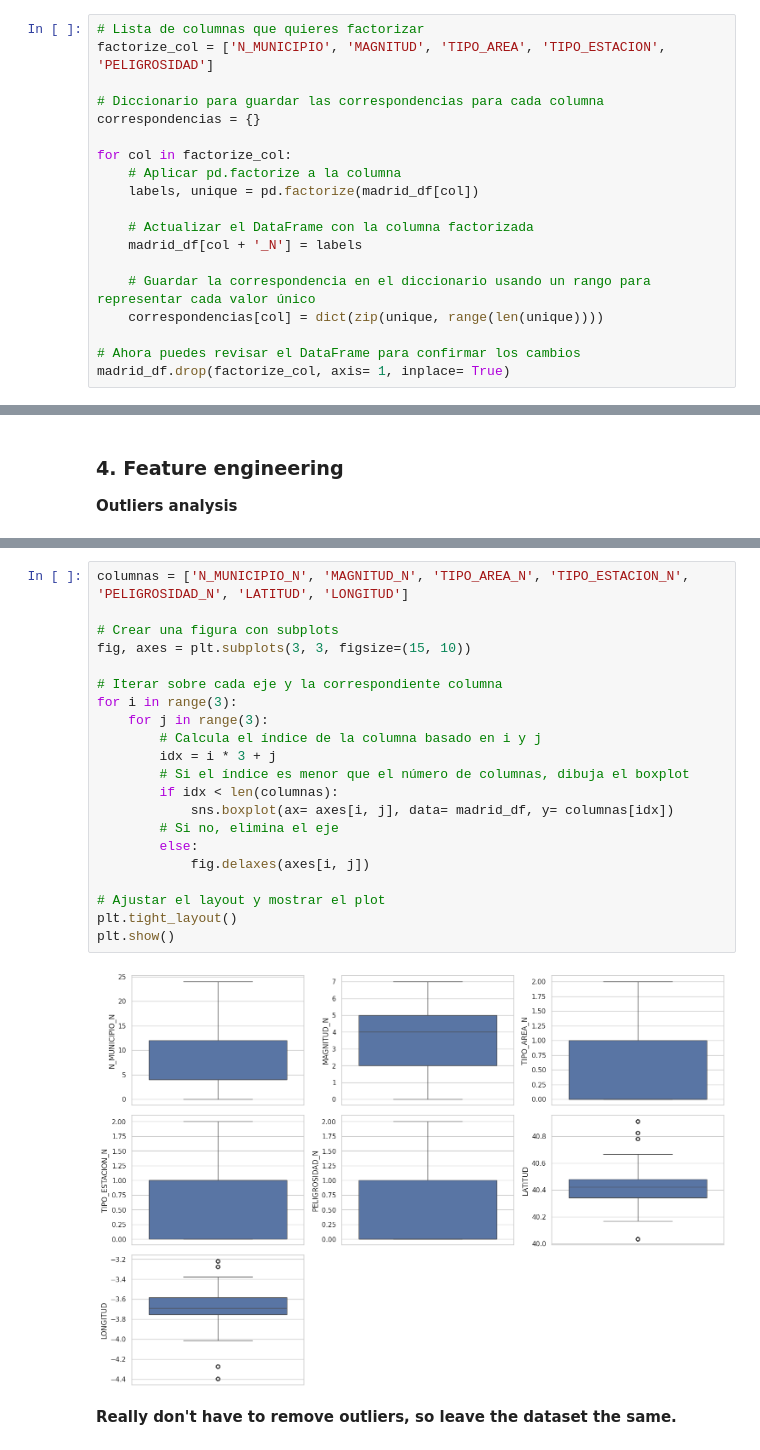
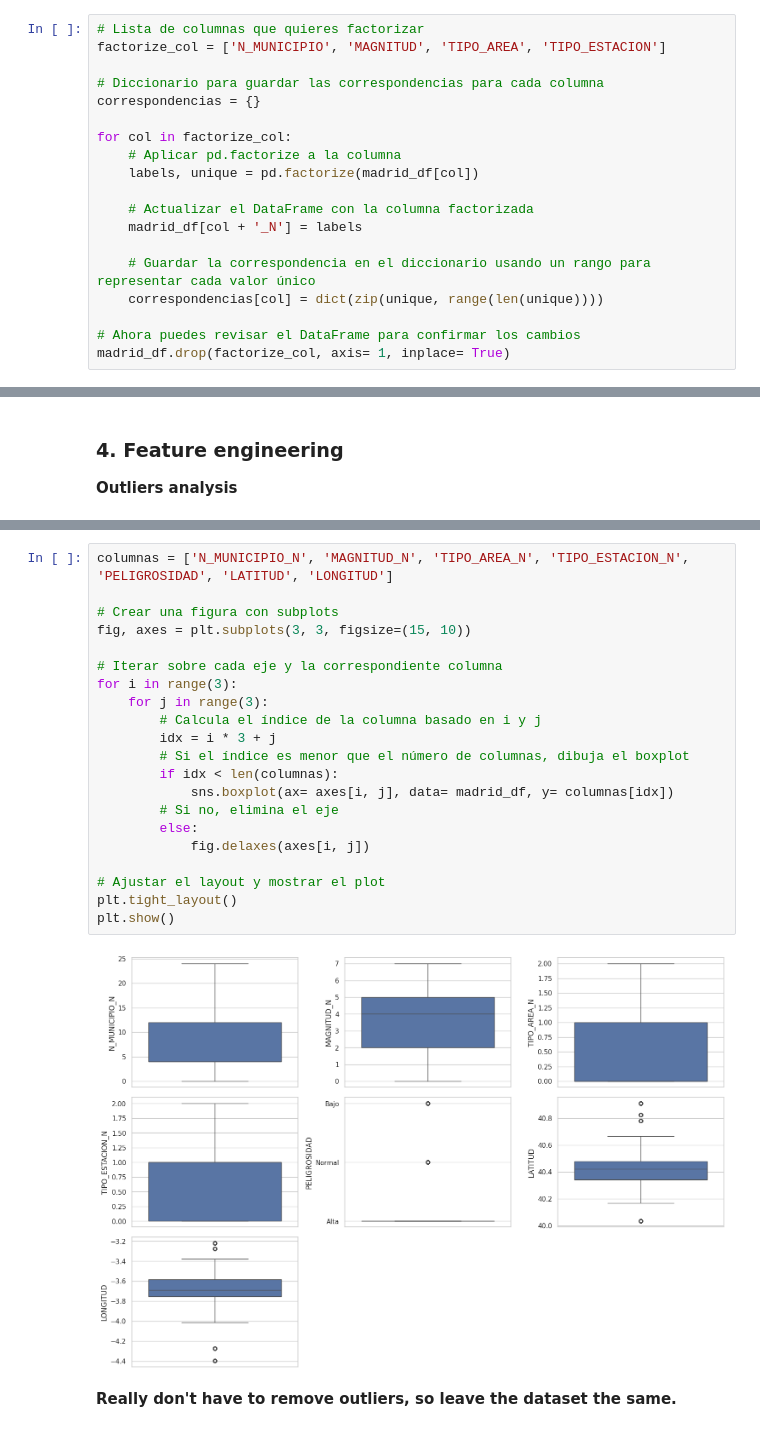
Before and after one commit to Pilizmt/Final-project-air-quality, a Jupyter notebook: notebooks/EDA_madrid.ipynb, the cells around one changed output, grey strips where cells are left out. Saved outputs shown, nothing was run; the diff lists cells and outputs as text.

```diff
--- a/notebooks/EDA_madrid.ipynb
+++ b/notebooks/EDA_madrid.ipynb
@@ -210,7 +208,7 @@ Index(['N_MUNICIPIO', 'MAGNITUD', 'TIPO_AREA', 'TIPO_ESTACION', 'LATITUD',
       dtype='object')
 # %%
 # Lista de columnas que quieres factorizar
-factorize_col = ['N_MUNICIPIO', 'MAGNITUD', 'TIPO_AREA', 'TIPO_ESTACION', 'PELIGROSIDAD']
+factorize_col = ['N_MUNICIPIO', 'MAGNITUD', 'TIPO_AREA', 'TIPO_ESTACION']
 
 # Diccionario para guardar las correspondencias para cada columna
 correspondencias = {}
@@ -379,28 +378,28 @@ madrid_df.describe()
 | 75% | 40.479330 | -3.580560 | 33.666667 | 12.000000 | 5.000000 | 1.000000 | 1.000000 | ... |
 | max | 40.909000 | -3.221100 | 715.083333 | 24.000000 | 7.000000 | 2.000000 | 2.000000 | ... |
 # %%
-columnas = ['N_MUNICIPIO_N', 'MAGNITUD_N', 'TIPO_AREA_N', 'TIPO_ESTACION_N', 'PELIGROSIDAD_N', 'LATITUD', 'LONGITUD']
+columnas = ['N_MUNICIPIO_N', 'MAGNITUD_N', 'TIPO_AREA_N', 'TIPO_ESTACION_N', 'PELIGROSIDAD', 'LATITUD', 'LONGITUD']
 
 # Crear una figura con subplots
 fig, axes = plt.subplots(3, 3, figsize=(15, 10))
 
 # Iterar sobre cada eje y la correspondiente columna
 for i in range(3):
     for j in range(3):
         # Calcula el índice de la columna basado en i y j
         idx = i * 3 + j
         # Si el índice es menor que el número de columnas, dibuja el boxplot
         if idx < len(columnas):
             sns.boxplot(ax= axes[i, j], data= madrid_df, y= columnas[idx])
         # Si no, elimina el eje
         else:
             fig.delaxes(axes[i, j])
 
 # Ajustar el layout y mostrar el plot
 plt.tight_layout()
 plt.show()
 # %% [output]
-[figure, old version]
+[figure, new version]
 # %% [markdown]
 **Really don't have to remove outliers, so leave the dataset the same.**
 # %%
```
Also changed, not shown: parts of 16 cells of this notebook, 10 other files.
